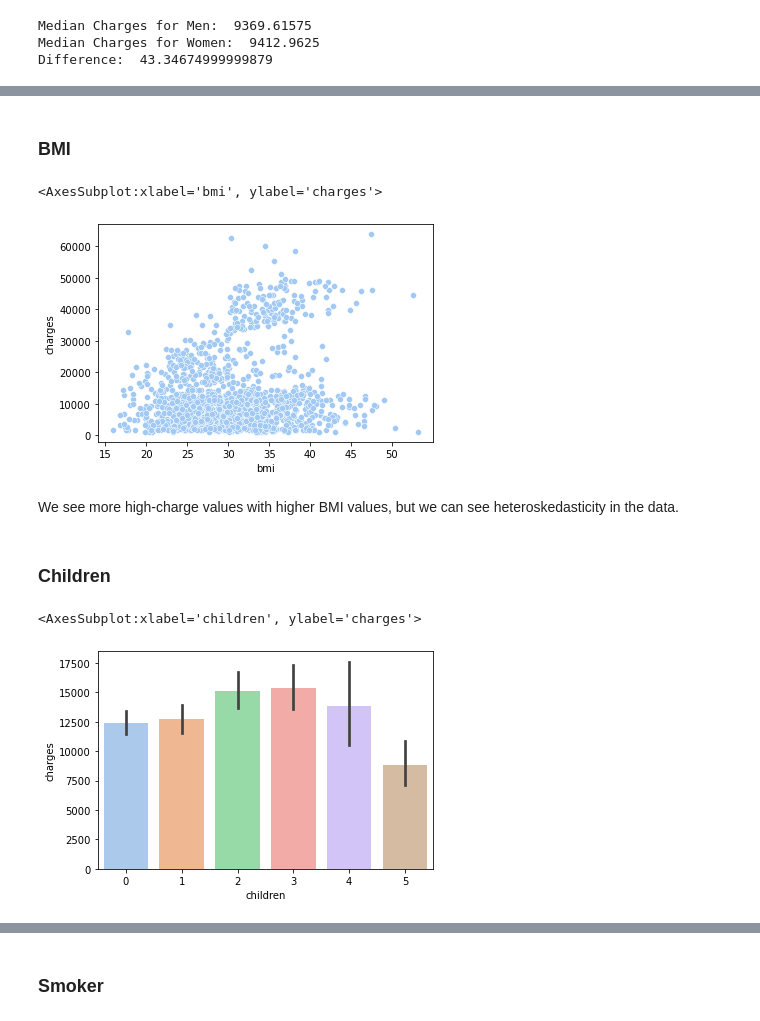
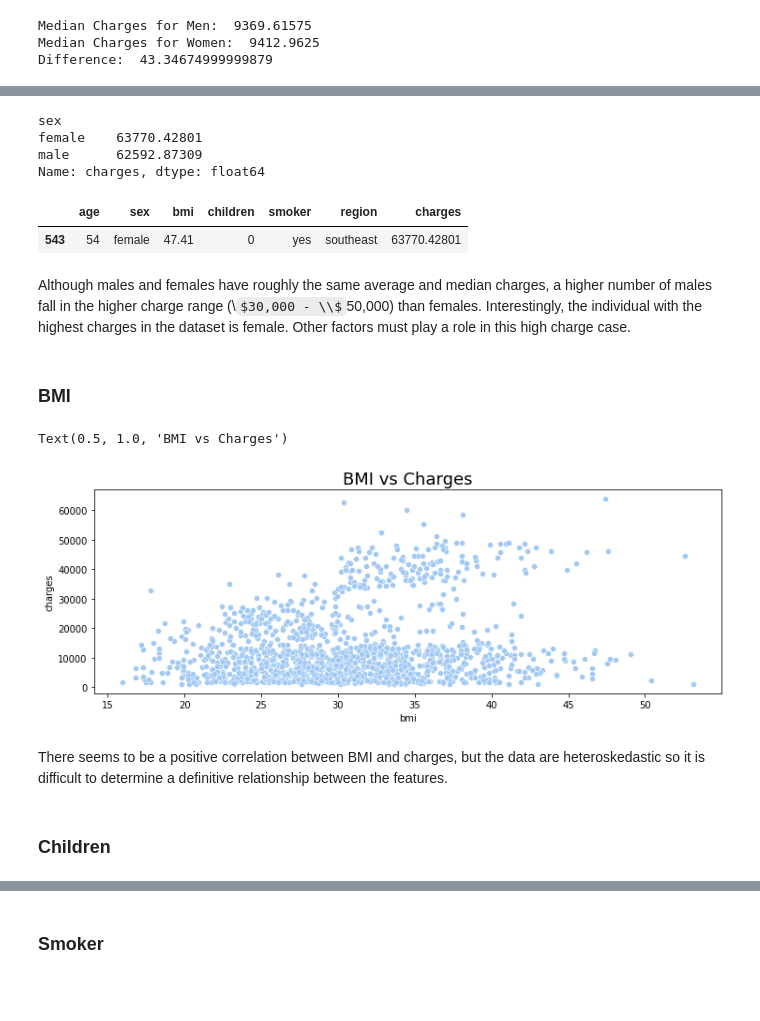
Before and after one commit to fabiovillagran/insurance_analysis, a Jupyter notebook: analysis-of-insurance-premiums.ipynb, the cells around one changed output, grey strips where cells are left out. Saved outputs shown, nothing was run; the diff lists cells and outputs as text; code cells hidden in the pictures; some formulas as TeX source; blank space fills up the shorter version.

```diff
--- a/analysis-of-insurance-premiums.ipynb
+++ b/analysis-of-insurance-premiums.ipynb
@@ -15,7 +15,7 @@ from sklearn.model_selection import train_test_split
 
 sns.set_palette("pastel")
 # %%
-df = pd.read_csv('../input/ushealthinsurancedataset/insurance.csv')
+df = pd.read_csv('insurance.csv')
 df.head()
 # %% [output]
 |  | age | sex | bmi | children | smoker | region | charges |
@@ -366,16 +352,28 @@ We see that although males and females have roughly the same average charges, a
+# %%
+sub = df.groupby(by='sex')['charges'].max()
+sub
+# %% [output]
+sex
+female    63770.42801
+male      62592.87309
+Name: charges, dtype: float64
+# %%
+df[df['charges']==df['charges'].max()]
+# %% [output]
+|  | age | sex | bmi | children | smoker | region | charges |
+| 543 | 54 | female | 47.41 | 0 | yes | southeast | 63770.42801 |
+# %% [markdown]
+Although males and females have roughly the same average and median charges, a higher number of males fall in the higher charge range (\\$30,000 - \\$50,000) than females. Interestingly, the individual with the highest charges in the dataset is female. Other factors must play a role in this high charge case.
 # %% [markdown]
 ### BMI
 # %%
-sns.scatterplot(x=df['bmi'], y=df['charges'])
+fig = plt.figure(figsize=[12,4])
+ax = sns.scatterplot(x=df['bmi'], y=df['charges'])
+ax.set_title('BMI vs Charges', fontsize=18)
 # %% [output]
-<AxesSubplot:xlabel='bmi', ylabel='charges'>
+Text(0.5, 1.0, 'BMI vs Charges')
-[figure, old version]
+[figure, new version]
-# %% [markdown]
-We see more high-charge values with higher BMI values, but we can see heteroskedasticity in the data.
+# %% [markdown]
+There seems to be a positive correlation between BMI and charges, but the data are heteroskedastic so it is difficult to determine a definitive relationship between the features.
 # %% [markdown]
 ### Children
-# %%
-sns.barplot(data=df, x='children', y='charges')
-# %% [output]
-<AxesSubplot:xlabel='children', ylabel='charges'>
-[figure, removed]
```
Also changed, not shown: parts of 151 cells of this notebook.
